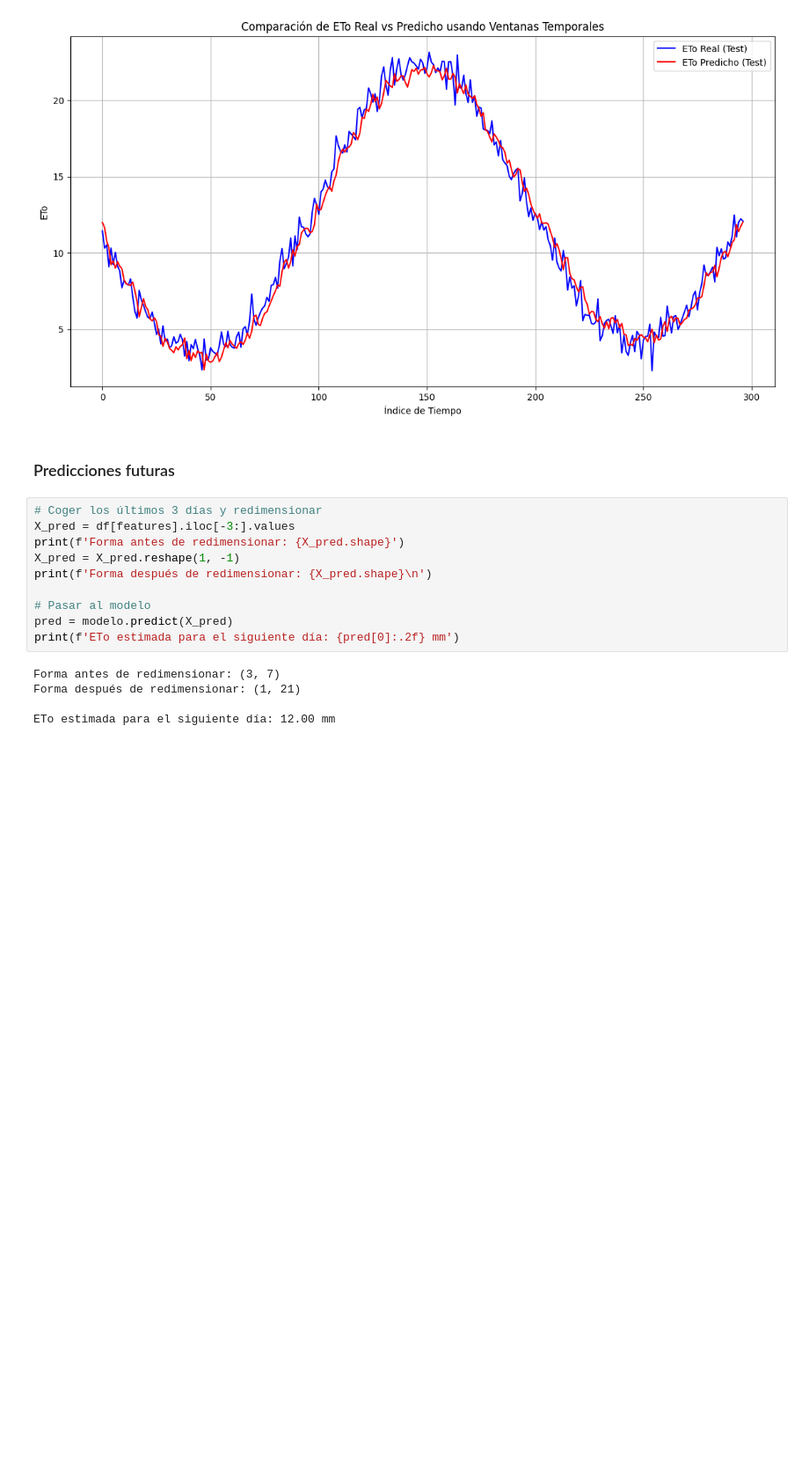
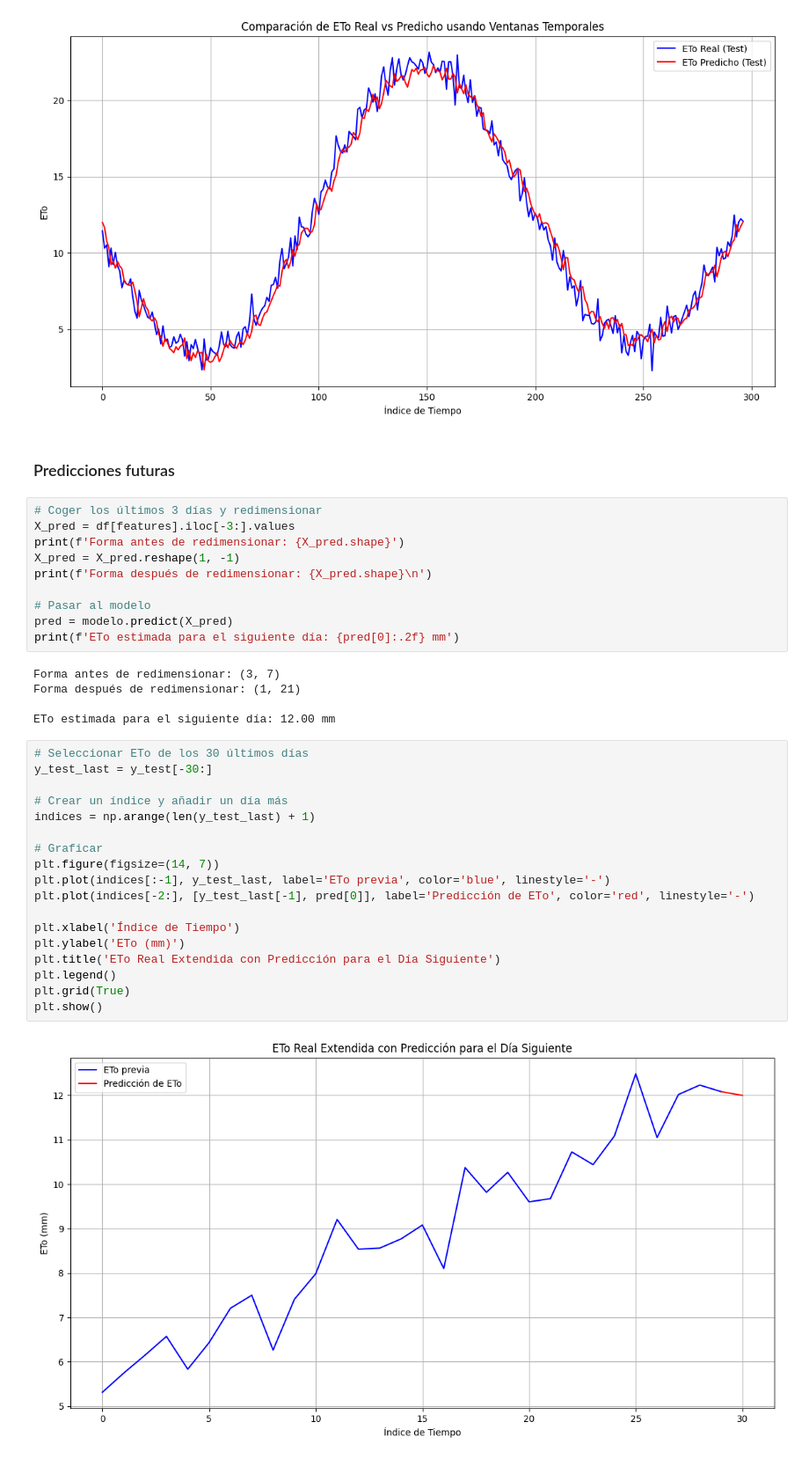
Before and after one commit to guillegcor/Fertwins_test, a Jupyter notebook: custom_eto_data/custom_eto_linear.ipynb, the cells around one changed output. Shown at 88% size. Drawn from its saved outputs; the diff is of its cells as text; blank space fills up the shorter version.

Commit message:
Added graph

```diff
--- a/custom_eto_data/custom_eto_linear.ipynb
+++ b/custom_eto_data/custom_eto_linear.ipynb
@@ -142,3 +142,23 @@ Forma antes de redimensionar: (3, 7)
 Forma después de redimensionar: (1, 21)
 
 ETo estimada para el siguiente día: 12.00 mm
+# %%
+# Seleccionar ETo de los 30 últimos días
+y_test_last = y_test[-30:]
+
+# Crear un índice y añadir un día más
+indices = np.arange(len(y_test_last) + 1)
+
+# Graficar
+plt.figure(figsize=(14, 7))
+plt.plot(indices[:-1], y_test_last, label='ETo previa', color='blue', linestyle='-')
+plt.plot(indices[-2:], [y_test_last[-1], pred[0]], label='Predicción de ETo', color='red', linestyle='-')
+
+plt.xlabel('Índice de Tiempo')
+plt.ylabel('ETo (mm)')
+plt.title('ETo Real Extendida con Predicción para el Día Siguiente')
+plt.legend()
+plt.grid(True)
+plt.show()
+# %% [output]
+[figure, added]
```
